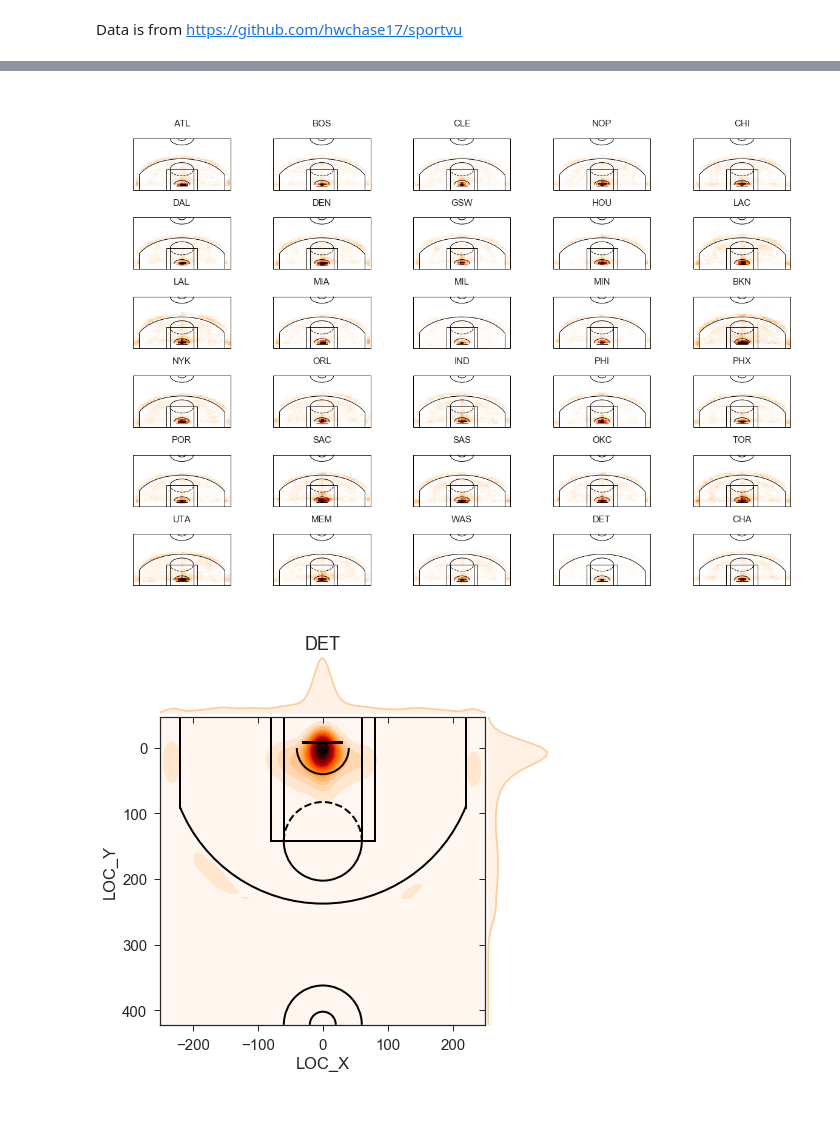
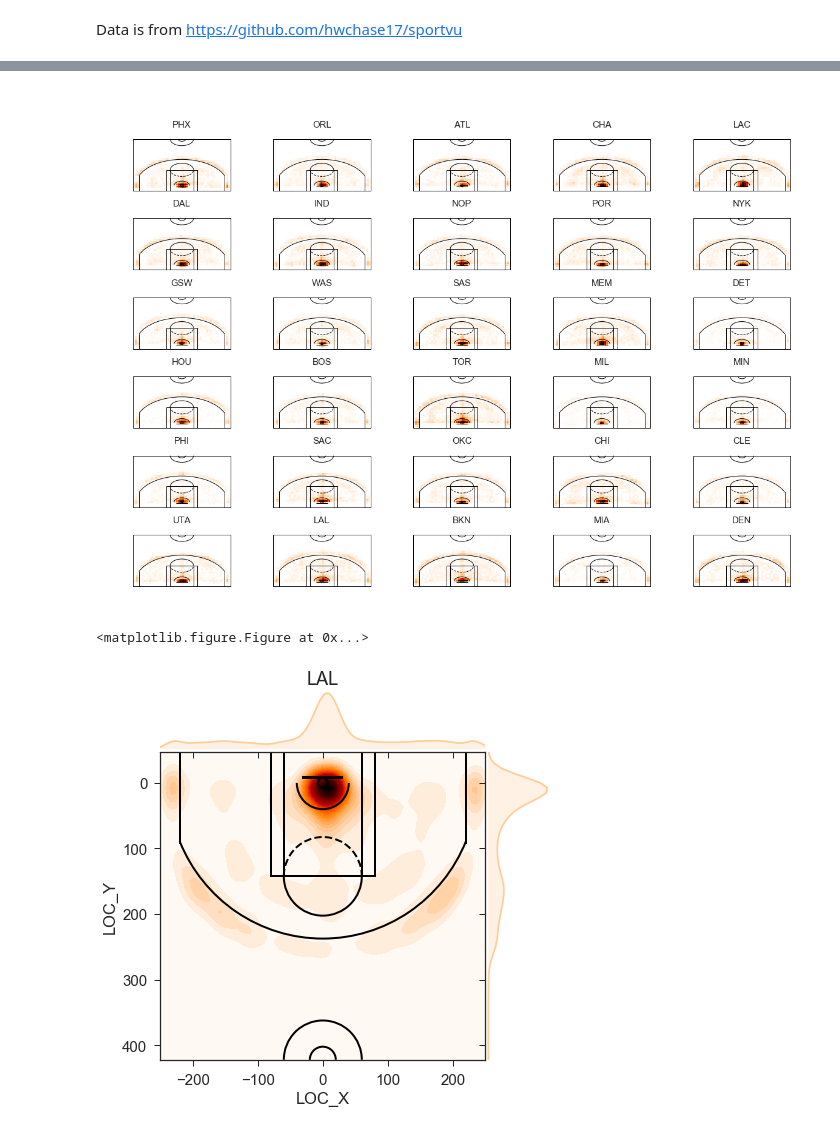
Before and after one commit to geoffpoon/nba_shot_chart, a Jupyter notebook: scripts/init_EDA.ipynb, the cells around one changed output, grey strips where cells are left out. Saved outputs shown, nothing was run; the diff lists cells and outputs as text; code cells hidden in the pictures.

```diff
--- a/scripts/init_EDA.ipynb
+++ b/scripts/init_EDA.ipynb
@@ -43,0 +82,3 @@ df[:5]
+# %%
+teamID_dict = plot_court.out_teamsDict()
+teamID_dict
@@ -43,0 +107,7 @@ df[:5]
+# %%
+def out_teamAbbrev(teamID):
+    teamID_dict = plot_court.out_teamsDict()
+    return teamID_dict[teamID]['abbreviation']
+
+df['TEAM_ABBREV'] = pd.Series(map(out_teamAbbrev, df.TEAM_ID), index=df.index)
+df
@@ -293,17 +141,15 @@ teamID_dict['ORL']['teamId']
 # %%
-import plot_court
-
 plt.figure(figsize=(20,14))
-for i, team_id in enumerate(set(df.TEAM_ID)):
+for i, team_abbrev in enumerate(set(df.TEAM_ABBREV)):
     plt.subplot(6, 5, i+1)
     plot_court.draw_court(outer_lines=True, lw=1.)
 
-    temp = df[df.TEAM_ID == team_id]
+    temp = df[df.TEAM_ABBREV == team_abbrev]
     plt.scatter(temp.LOC_X, temp.LOC_Y, s=0.1, c='blue', alpha=0.5)
 
     plt.xlim(-300,300)
     plt.ylim(-100,500)
-    plt.title('%s'%(teamID_dict[int(team_id)]['abbreviation']), fontsize=15)
+    plt.title('%s'%(team_abbrev), fontsize=15)
     plt.axis('off')
 plt.show()
 # %% [output]
@@ -311,40 +157,38 @@ plt.show()
 # %%
-import plot_court
-
 plt.figure(figsize=(20,14))
-for i, team_id in enumerate(set(df.TEAM_ID)):
+for i, team_abbrev in enumerate(set(df.TEAM_ABBREV)):
     plt.subplot(6, 5, i+1)
     plot_court.draw_court(outer_lines=True, lw=1.)
 
-    temp = df[df.TEAM_ID == team_id]
-    plt.hist2d(temp.LOC_X, temp.LOC_Y, bins=[35,50], cmap=plt.cm.gist_heat_r)
+    temp = df[df.TEAM_ABBREV == team_abbrev]
+    plt.hist2d(temp.LOC_X, temp.LOC_Y, bins=[50,47], cmap=plt.cm.gist_heat_r)
 
     plt.xlim(-300,300)
     plt.ylim(-100,500)
-    plt.title('%s'%(teamID_dict[int(team_id)]['abbreviation']), fontsize=15)
+    plt.title('%s'%(team_abbrev), fontsize=15)
     plt.axis('off')
 plt.show()
 # %% [output]
-[figure, old version]
+[figure, new version]
 # %%
-import plot_court
-from matplotlib.offsetbox import  OffsetImage
+team_abrv = 'LAL'
+temp = df[df.TEAM_ABBREV == team_abbrev]
 
-team_abrv = 'DET'
-temp = df[df.TEAM_ID == teamID_dict[team_abrv]['teamId']]
+cmap=plt.cm.gist_heat_r
 joint_shot_chart = sns.jointplot(temp.LOC_X, temp.LOC_Y,
                                     stat_func=None,
                                     kind='kde', space=0, color=cmap(0.1),
-                                    cmap=cmap, n_levels=30)
+                                    cmap=cmap, n_levels=50)
 joint_shot_chart.fig.set_size_inches(7, 6.5)
 ax = joint_shot_chart.ax_joint
 plot_court.draw_court(ax)
 
 ax.set_xlim(-250,250)
 ax.set_ylim(422.5, -47.5)
 ax.set_title(team_abrv,
              y=1.2, fontsize=18)
 
 plt.show()
 # %% [output]
+<matplotlib.figure.Figure at 0x...>
-[figure, old version]
+[figure, new version]
```
Also changed, not shown: parts of 18 cells of this notebook, 3 other files.
